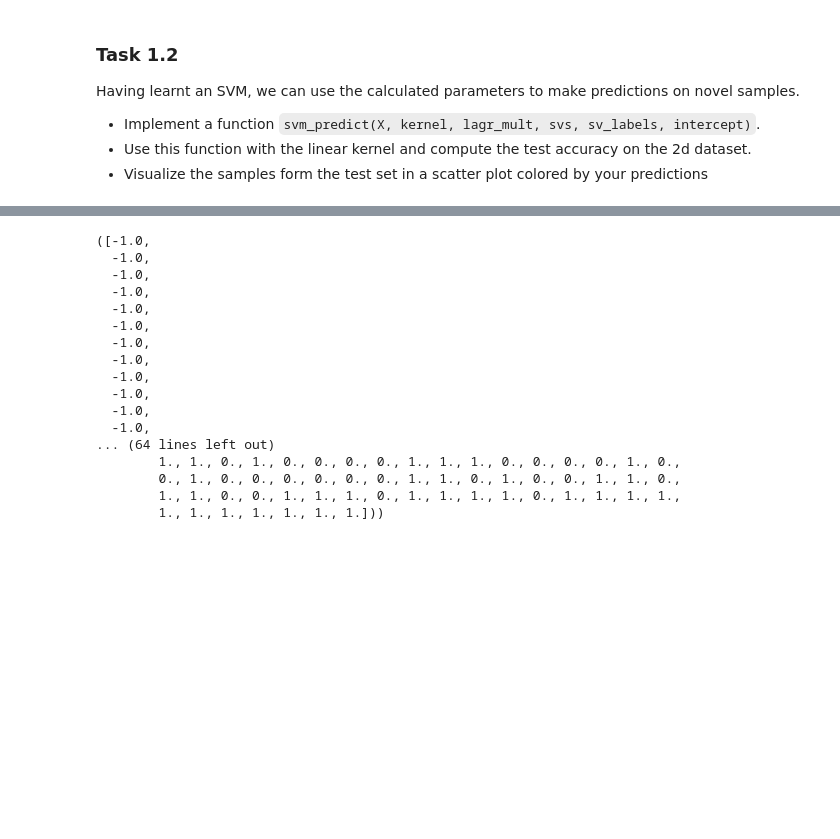
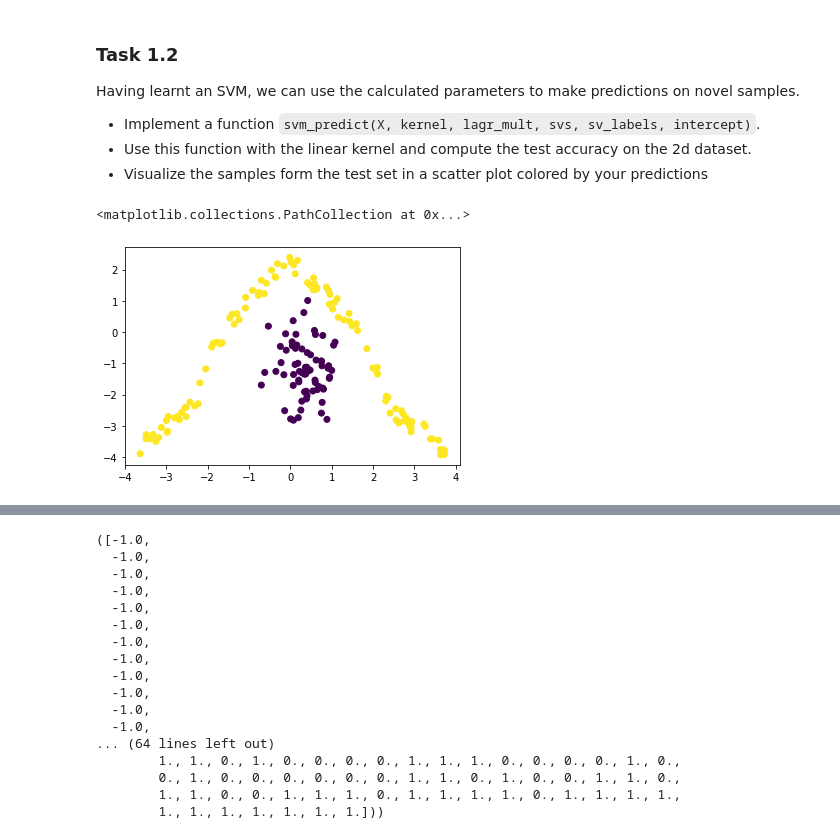
Before and after one commit to Smitpatel37/Machine-Learning-Assignments, a Jupyter notebook: Practical-4/4_NAME1_NAME2_NAME3.ipynb, the cells around one changed output, grey strips where cells are left out. Cells and saved outputs as stored; diff of their text form; code cells hidden in the pictures; blank space fills up the shorter version.

```diff
--- a/Practical-4/4_NAME1_NAME2_NAME3.ipynb
+++ b/Practical-4/4_NAME1_NAME2_NAME3.ipynb
@@ -80,8 +76,3 @@ len(cvxopt.matrix(np.vstack((np.identity(len(X_train)) * -1,  np.identity(len(X_
 np.linalg.norm(X_train[0]-X_train[1])
 # %% [output]
 2.9490544728409547
-# %%
-kernel_mt = np.zeros((len(X_train), len(X_train)))
-for i in range(len(X_train)):
-  for j in range(len(X_train)):
-    kernel_mt[i, j] = linear_kernel(X_train[i], X_train[j])
@@ -124,7 +113,7 @@ def fit_svm(X, t, kernel, C=1.0):
   assert A.size == (1, n_samples)
   assert b.size == (1, 1)
   #assert len(G) == 2 * len(X)
-  #assert len(h) == 2 * len(X)
+  assert len(h) == 2 * len(X)
 
   return solve_quadratic_program(P, q, A, b, G, h)
 
@@ -219,3 +208,8 @@ def svm_predict(X, lagr_mult, svs, sv_labels, intercept, kernel):
 # Testing
 # make predictions for test set
 y_pred = svm_predict(X_test,lagr_mul, svs, sv_labels,intercept, kernel=linear_kernel)
+# %%
+plt.scatter(svs[:,0],svs[:,1],c=sv_labels)
+# %% [output]
+<matplotlib.collections.PathCollection at 0x...>
+[figure, added]
```
Also changed, not shown: parts of 27 cells of this notebook.
